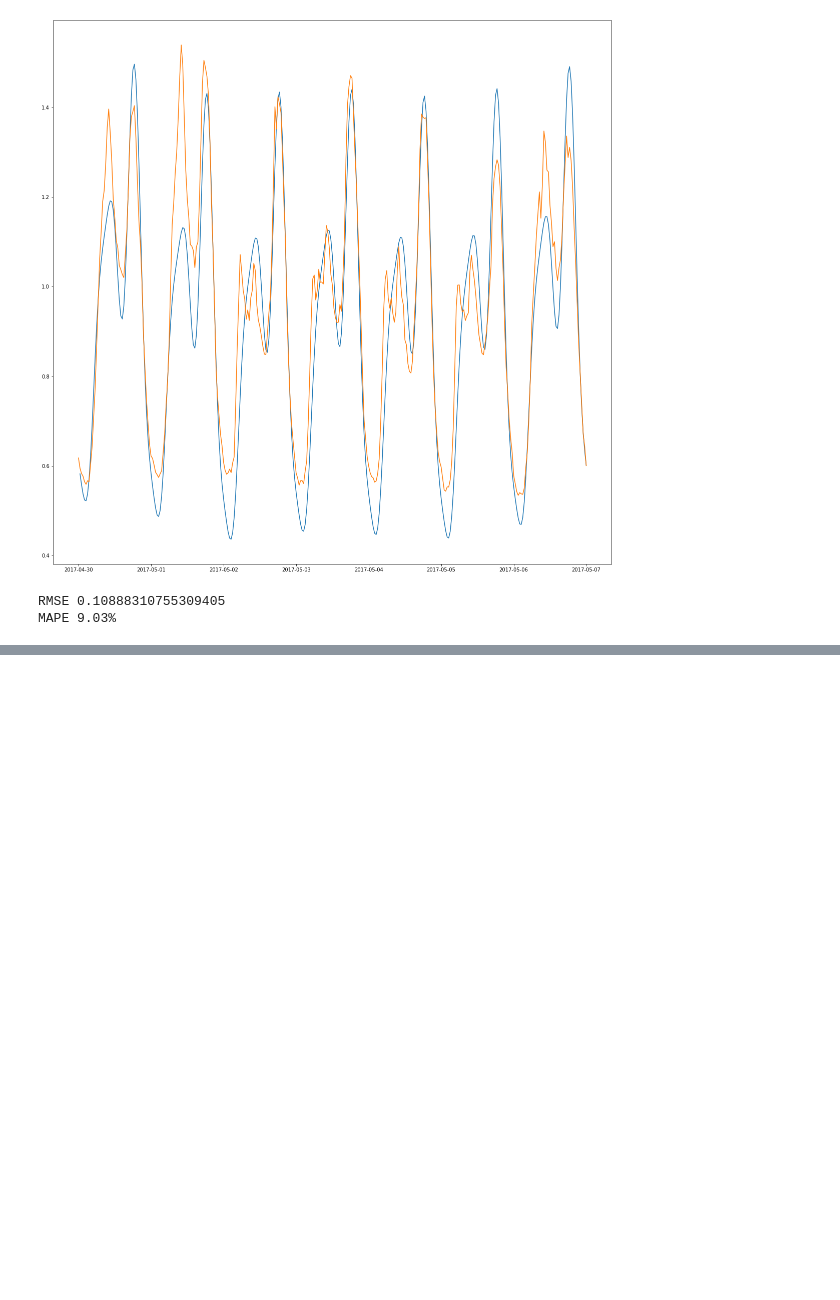
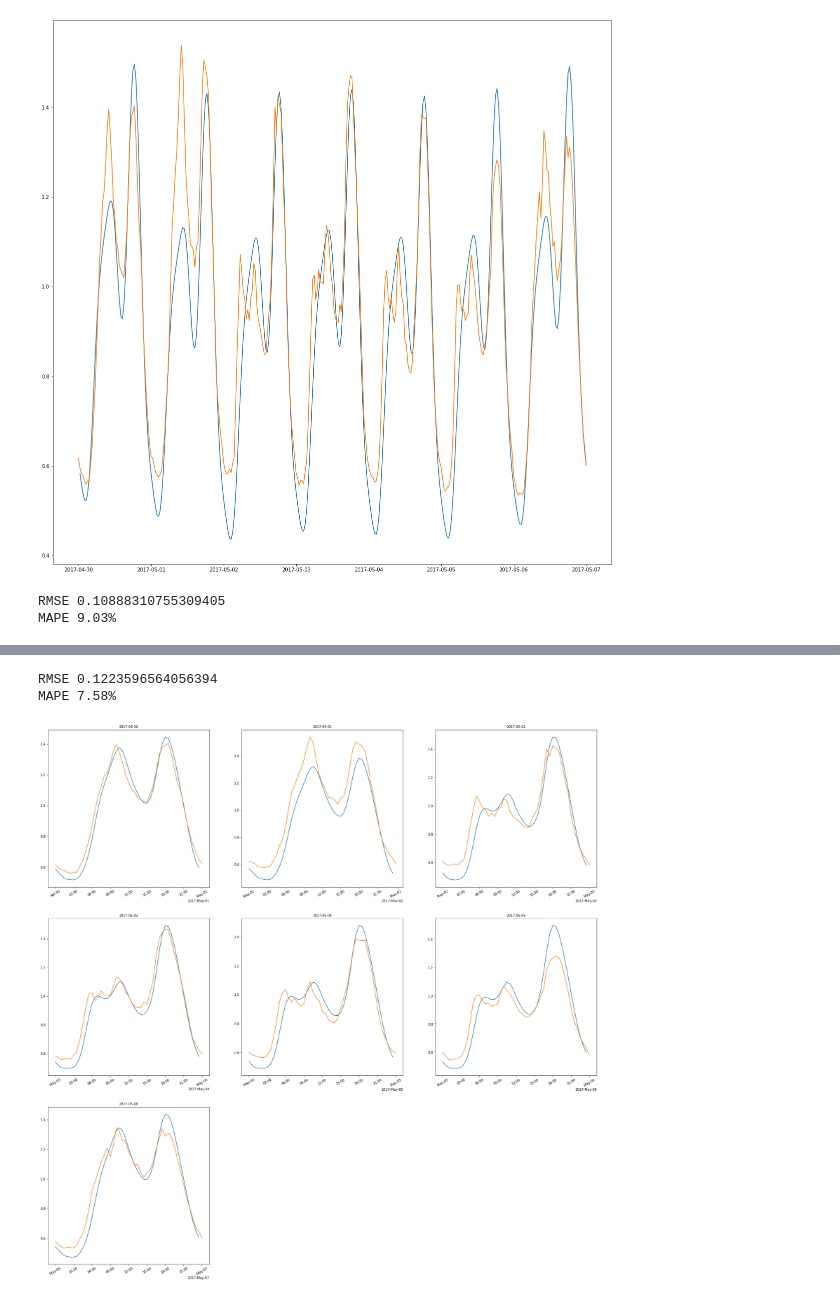
Before and after one commit to fredcoq/challenge-data-ens, a Jupyter notebook: model_1_prophet.ipynb, the cells around one changed output, grey strips where cells are left out. Saved outputs shown, nothing was run; the diff lists cells and outputs as text; code cells hidden in the pictures; blank space fills up the shorter version.

```diff
--- a/model_1_prophet.ipynb
+++ b/model_1_prophet.ipynb
@@ -83,0 +157,31 @@ MAPE 9.03%
+# %%
+print('RMSE',rmse(forecast.iloc[id_max-(7*48+1):id_max]['yhat'],y_train.loc[date(2016,4,30):date(2016,5,7)]['RES1_BASE']))
+
+print('MAPE %0.2f%%' % np.abs(100*(np.array(forecast.iloc[id_max-(7*48+1):id_max]['yhat'])-np.array(y_train.loc[date(2017,4,30):date(2017,5,7)]['RES1_BASE']))
+                    /np.array(y_train.loc[date(2017,4,30):date(2017,5,7)]['RES1_BASE'])).mean())
+# %% [output]
+RMSE 0.1223596564056394
+MAPE 7.58%
+# %%
+import pytz
+from matplotlib.dates import (HourLocator, AutoDateLocator, DateFormatter,
+                              ConciseDateFormatter, rrulewrapper, RRuleLocator, drange)
+
+
+paris=pytz.timezone('Europe/Paris')
+locator = AutoDateLocator()
+formatter=ConciseDateFormatter(locator,tz=paris)
+
+
+fig=plt.figure(figsize=(30,30))
+for i in range(7) :
+
+        ax=fig.add_subplot(3,3,i+1)
+        ax.plot_date(forecast.iloc[id_max-((7-i)*48+1):id_max-((6-i)*48+1)]['ds'],forecast.iloc[id_max-((7-i)*48+1):id_max-((6-i)*48+1)]['yhat'],linestyle='-',marker=None);
+        ax.plot_date(y_train.loc[date(2017,4,30)+48*i*pd.Timedelta('30m'):date(2017,4,30)+48*(i+1)*pd.Timedelta('30m')].index,
+                     y_train.loc[date(2017,4,30)+48*i*pd.Timedelta('30m'):date(2017,4,30)+48*(i+1)*pd.Timedelta('30m')]['RES1_BASE'],linestyle='-',marker=None)
+        ax.xaxis.set_major_formatter(formatter)
+        ax.xaxis.set_tick_params(rotation=30, labelsize=10)
+        ax.set_title(date(2017,4,30)+48*i*pd.Timedelta('30m'),fontsize=10)
+# %% [output]
+[figure, added]
```
Also changed, not shown: parts of 9 cells of this notebook, 1 other file.
